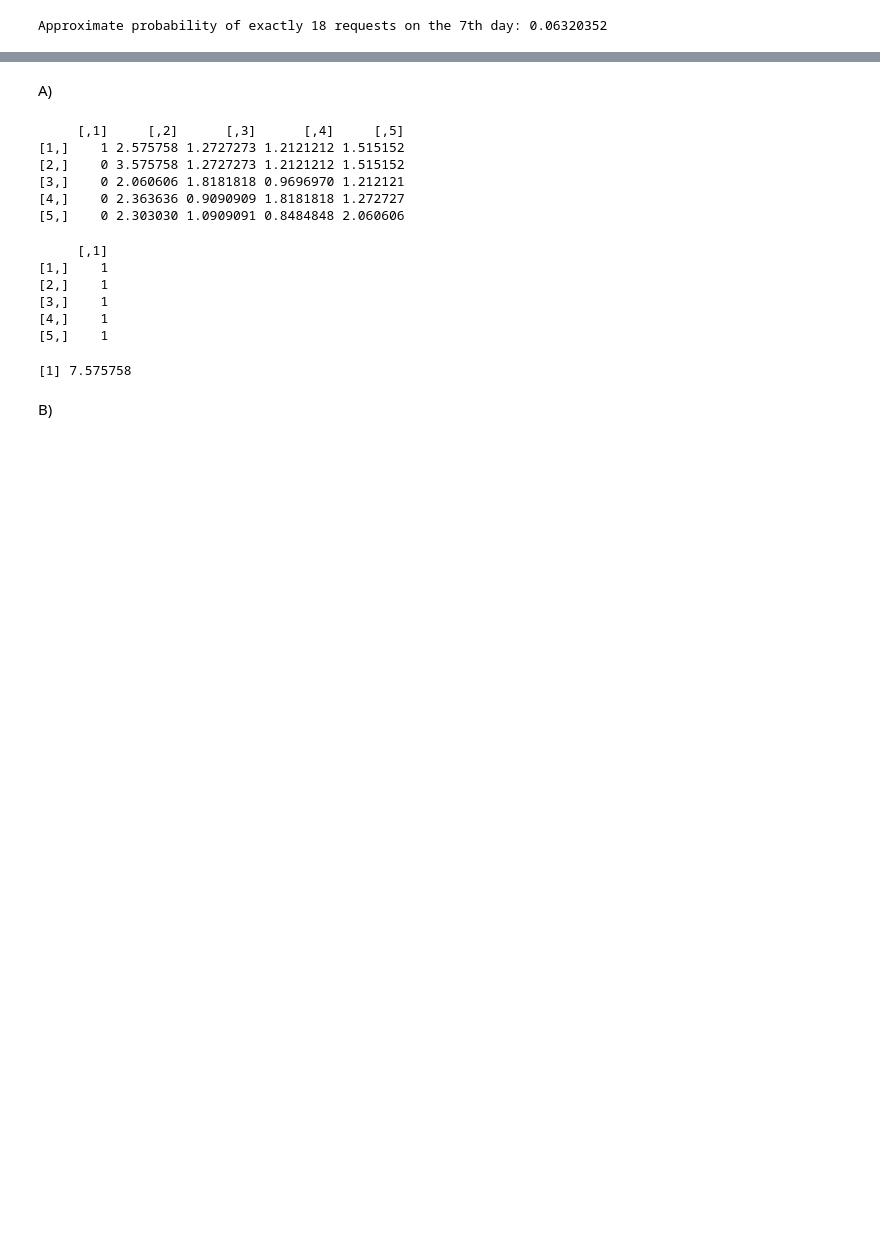
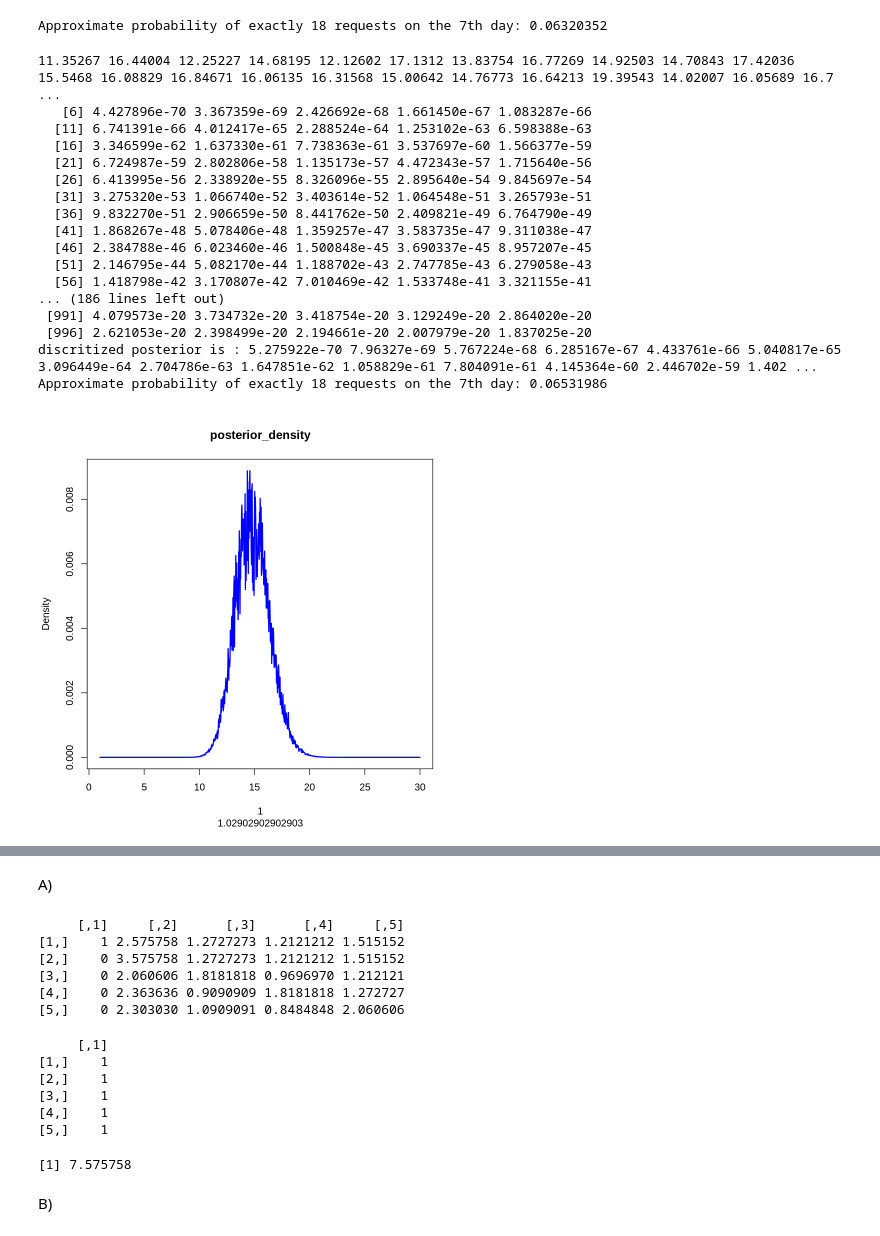
Before and after one commit to focccus/MVE550-Stochastic-processes, a Jupyter notebook: A1/assignment1.ipynb, the cells around one changed output, grey strips where cells are left out. Cells and saved outputs as stored; diff of their text form; code cells hidden in the pictures; blank space fills up the shorter version.

```diff
--- a/A1/assignment1.ipynb
+++ b/A1/assignment1.ipynb
@@ -54,7 +61,7 @@ plot(y7_values, predictive_distribution, type = "h",
 # %%
 
 # Number of discretization points
-n_points <- 100  # You can adjust this for higher accuracy
+n_points <- 1000  # You can adjust this for higher accuracy
 
 # Discretize the range of lambda
 lambda_values <- seq(1, 30, length.out = n_points)  # Choose an appropriate range for lambda
@@ -126,3 +126,54 @@ predictive_distribution <- sum(predictive_probabilities * posterior_density)
 cat("Approximate probability of exactly 18 requests on the 7th day:", predictive_distribution, "\n")
 # %% [output]
 Approximate probability of exactly 18 requests on the 7th day: 0.06320352
+# %%
+mean <- 15
+sd <- 2
+lower <- 0 # Restrict to positive values
+upper <- Inf # No upper limit
+
+normal_prior_density <- rtruncnorm(n = n_points, a = lower, b = upper, mean = mean, sd = sd)
+cat(normal_prior_density)
+
+likelihood_density <- sapply(lambda_values, function(l) prod(dpois(data, lambda = l)))
+print(likelihood_density)
+
+posterior_density <- likelihood_density * normal_prior_density
+posterior_density<-posterior_density/sum(posterior_density)
+
+# Print the result
+cat("discritized posterior is :", posterior_density, "\n")
+
+plot(lambda_values, posterior_density, type = "l",
+     main = "posterior_density",
+     xlab = lambda_values,
+     ylab = "Density",
+     col = "blue", lwd = 2)
+
+y7 <- 18
+predictive_probabilities <- dpois(y7, lambda = lambda_values)
+
+# Compute the weighted sum to approximate the predictive probability
+predictive_distribution <- sum(predictive_probabilities * posterior_density)
+
+# Print the result
+cat("Approximate probability of exactly 18 requests on the 7th day:", predictive_distribution, "\n")
+# %% [output]
+11.35267 16.44004 12.25227 14.68195 12.12602 17.1312 13.83754 16.77269 14.92503 14.70843 17.42036 15.5468 16.08829 16.84671 16.06135 16.31568 15.00642 14.76773 16.64213 19.39543 14.02007 16.05689 16.7 ...
+   [6] 4.427896e-70 3.367359e-69 2.426692e-68 1.661450e-67 1.083287e-66
+  [11] 6.741391e-66 4.012417e-65 2.288524e-64 1.253102e-63 6.598388e-63
+  [16] 3.346599e-62 1.637330e-61 7.738363e-61 3.537697e-60 1.566377e-59
+  [21] 6.724987e-59 2.802806e-58 1.135173e-57 4.472343e-57 1.715640e-56
+  [26] 6.413995e-56 2.338920e-55 8.326096e-55 2.895640e-54 9.845697e-54
+  [31] 3.275320e-53 1.066740e-52 3.403614e-52 1.064548e-51 3.265793e-51
+  [36] 9.832270e-51 2.906659e-50 8.441762e-50 2.409821e-49 6.764790e-49
+  [41] 1.868267e-48 5.078406e-48 1.359257e-47 3.583735e-47 9.311038e-47
+  [46] 2.384788e-46 6.023460e-46 1.500848e-45 3.690337e-45 8.957207e-45
+  [51] 2.146795e-44 5.082170e-44 1.188702e-43 2.747785e-43 6.279058e-43
+  [56] 1.418798e-42 3.170807e-42 7.010469e-42 1.533748e-41 3.321155e-41
+... (186 lines left out)
+ [991] 4.079573e-20 3.734732e-20 3.418754e-20 3.129249e-20 2.864020e-20
+ [996] 2.621053e-20 2.398499e-20 2.194661e-20 2.007979e-20 1.837025e-20
+discritized posterior is : 5.275922e-70 7.96327e-69 5.767224e-68 6.285167e-67 4.433761e-66 5.040817e-65 3.096449e-64 2.704786e-63 1.647851e-62 1.058829e-61 7.804091e-61 4.145364e-60 2.446702e-59 1.402 ...
+Approximate probability of exactly 18 requests on the 7th day: 0.06531986
+[figure, added]
```
Also changed, not shown: parts of 15 cells of this notebook.
